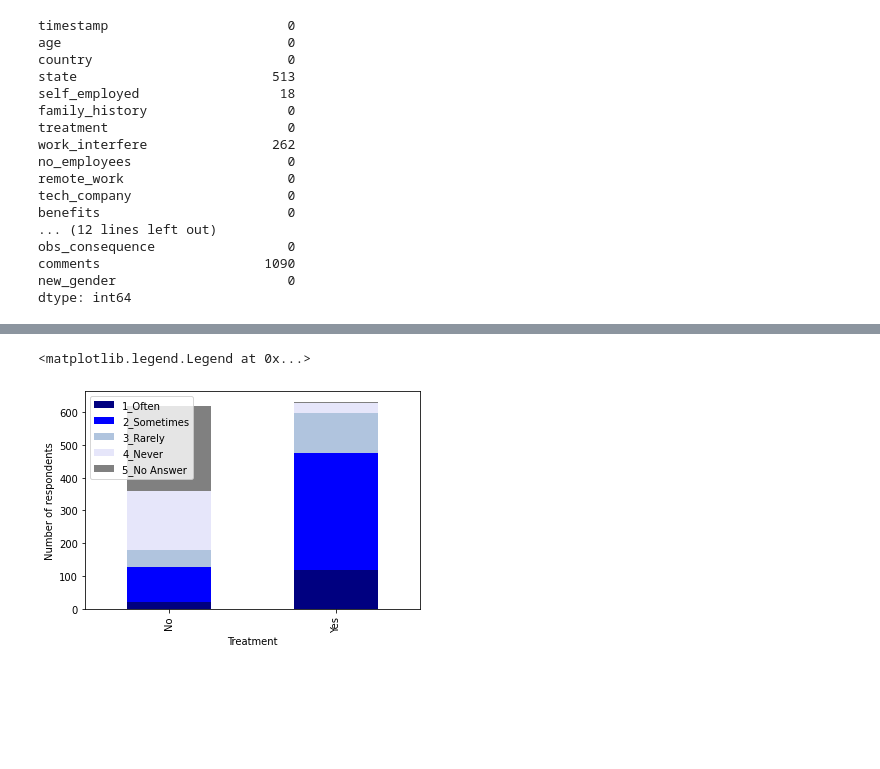
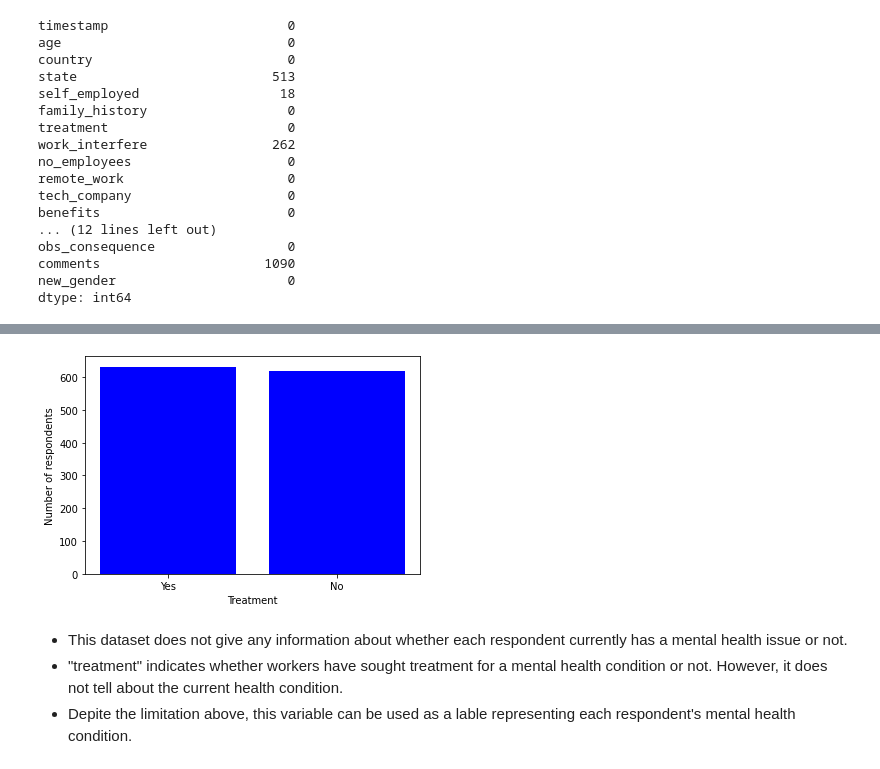
Before and after one commit to ceciliastern/ds_term_project, a Jupyter notebook: Term Project - Mental Health Dataset.ipynb, the cells around one changed output, grey strips where cells are left out. Drawn from its saved outputs; the diff is of its cells as text; code cells hidden in the pictures; blank space fills up the shorter version.

```diff
--- a/Term Project - Mental Health Dataset.ipynb
+++ b/Term Project - Mental Health Dataset.ipynb
@@ -211,11 +227,14 @@ plt.show()
-# %%
-cross = pd.crosstab(mh_df["treatment"],mh_df["work_interfere"])
-cross.plot.bar(stacked=True, color={"1_Often": "navy", "2_Sometimes": "blue",
-                                    "3_Rarely": "lightsteelblue", "4_Never": "lavender",
-                                   "5_No Answer":"Gray"})
-plt.xlabel("Treatment")
-plt.ylabel("Number of respondents")
-plt.legend(loc="upper left", fontsize=10)
-# %% [output]
-<matplotlib.legend.Legend at 0x...>
-[figure, removed]
+# %%
+from matplotlib import pyplot as plt
+
+treatment = mh_df["treatment"].value_counts()
+plt.bar(treatment.index, treatment.values, color="blue")
+plt.xlabel("Treatment")
+plt.ylabel("Number of respondents")
+plt.show()
+# %% [output]
+[figure, added]
+# %% [markdown]
+- This dataset does not give any information about whether each respondent currently has a mental health issue or not.
+- "treatment" indicates whether workers have sought treatment for a mental health condition or not. However, it does not tell about the current health condition.
+- Depite the limitation above, this variable can be used as a lable representing each respondent's mental health condition.
```
Also changed, not shown: parts of 14 cells of this notebook.
